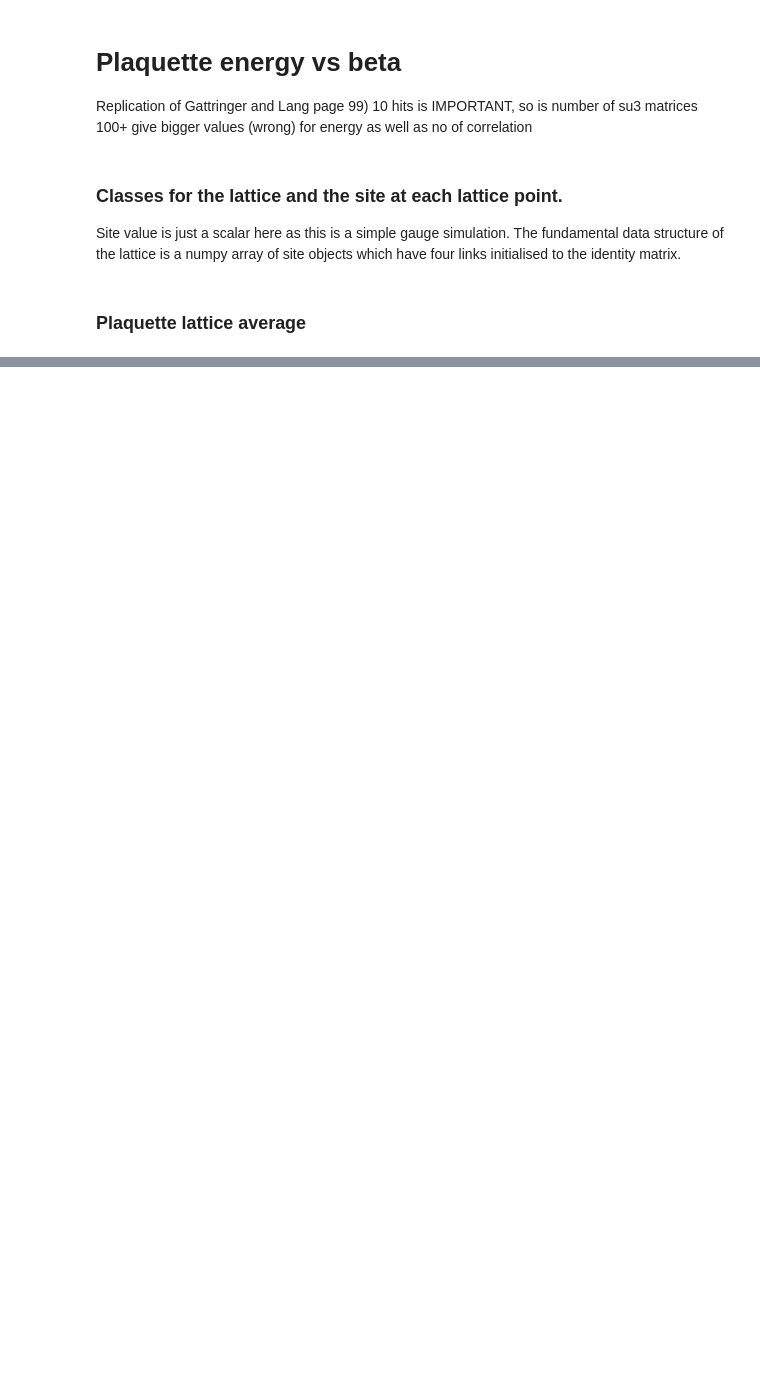
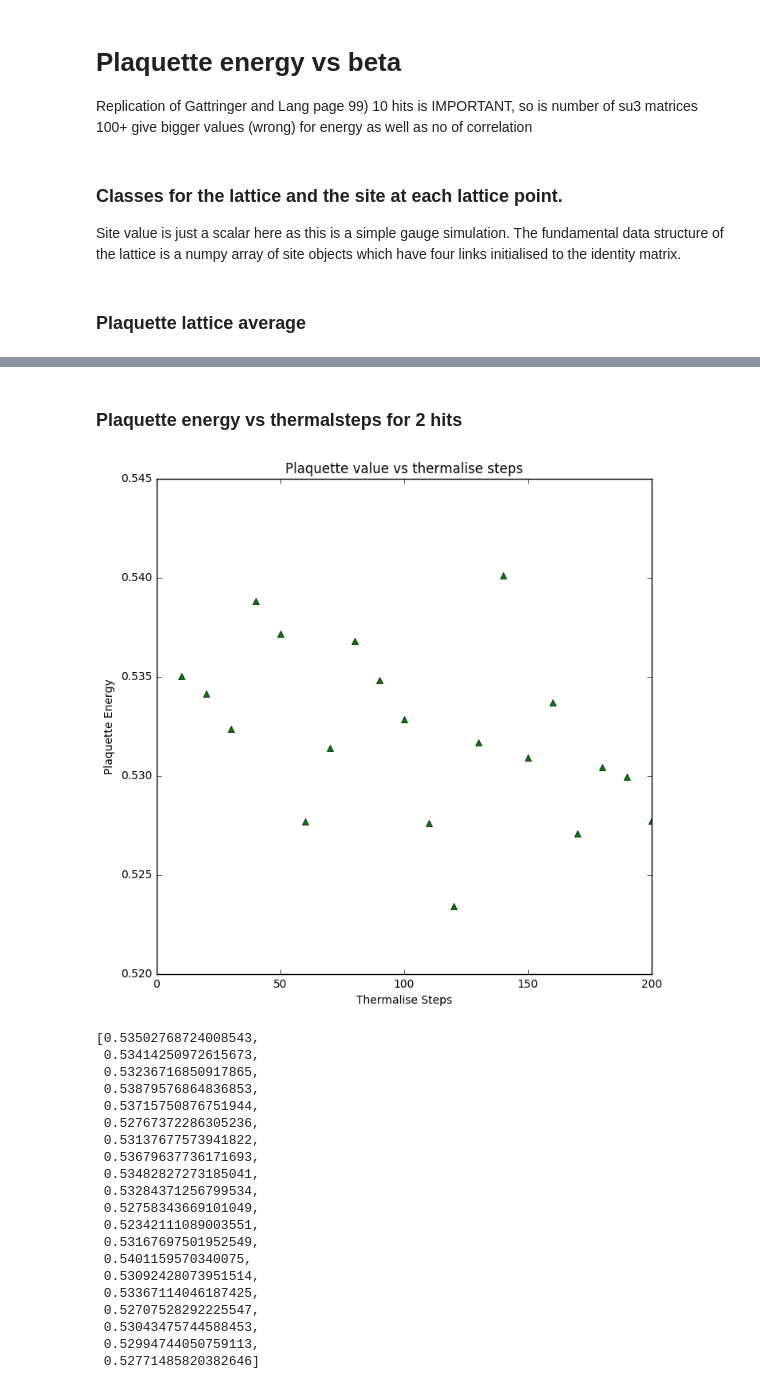
Before and after one commit to Shaun252/latticeQCD_novices, a Jupyter notebook: Exercise_11_Extension_1.ipynb, the cells around one changed output, grey strips where cells are left out. Cells and saved outputs as stored; diff of their text form; code cells hidden in the pictures; blank space fills up the shorter version.

```diff
--- a/Exercise_11_Extension_1.ipynb
+++ b/Exercise_11_Extension_1.ipynb
@@ -282 +287,27 @@ plaquette_plot_thermal()
+# %% [markdown]
+### Plaquette energy vs thermalsteps for 2 hits
+# %%
+plaquette_plot_thermal(2)
+# %% [output]
+[figure, added]
+[0.53502768724008543,
+ 0.53414250972615673,
+ 0.53236716850917865,
+ 0.53879576864836853,
+ 0.53715750876751944,
+ 0.52767372286305236,
+ 0.53137677573941822,
+ 0.53679637736171693,
+ 0.53482827273185041,
+ 0.53284371256799534,
+ 0.52758343669101049,
+ 0.52342111089003551,
+ 0.53167697501952549,
+ 0.5401159570340075,
+ 0.53092428073951514,
+ 0.53367114046187425,
+ 0.52707528292225547,
+ 0.53043475744588453,
+ 0.52994744050759113,
+ 0.52771485820382646]
 # %%
```
Also changed, not shown: parts of 13 cells of this notebook, 9 other files.
